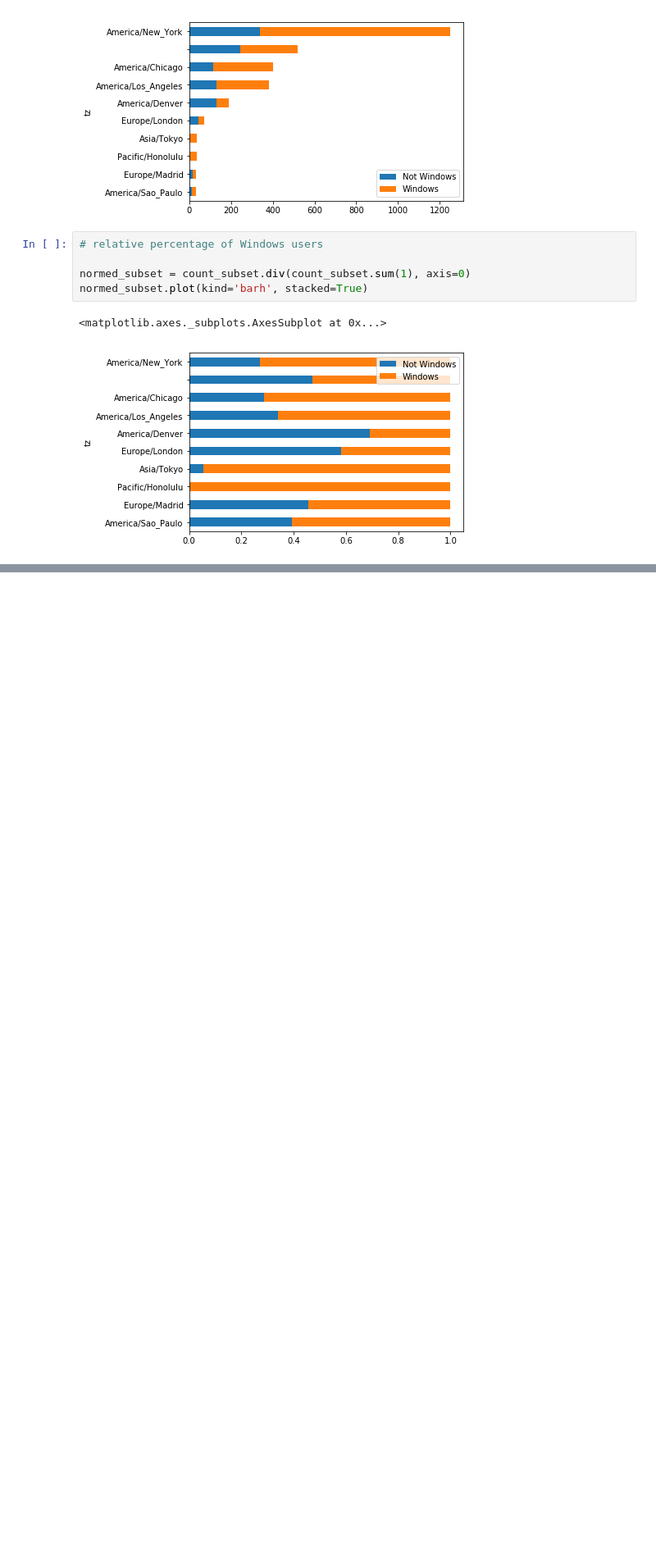
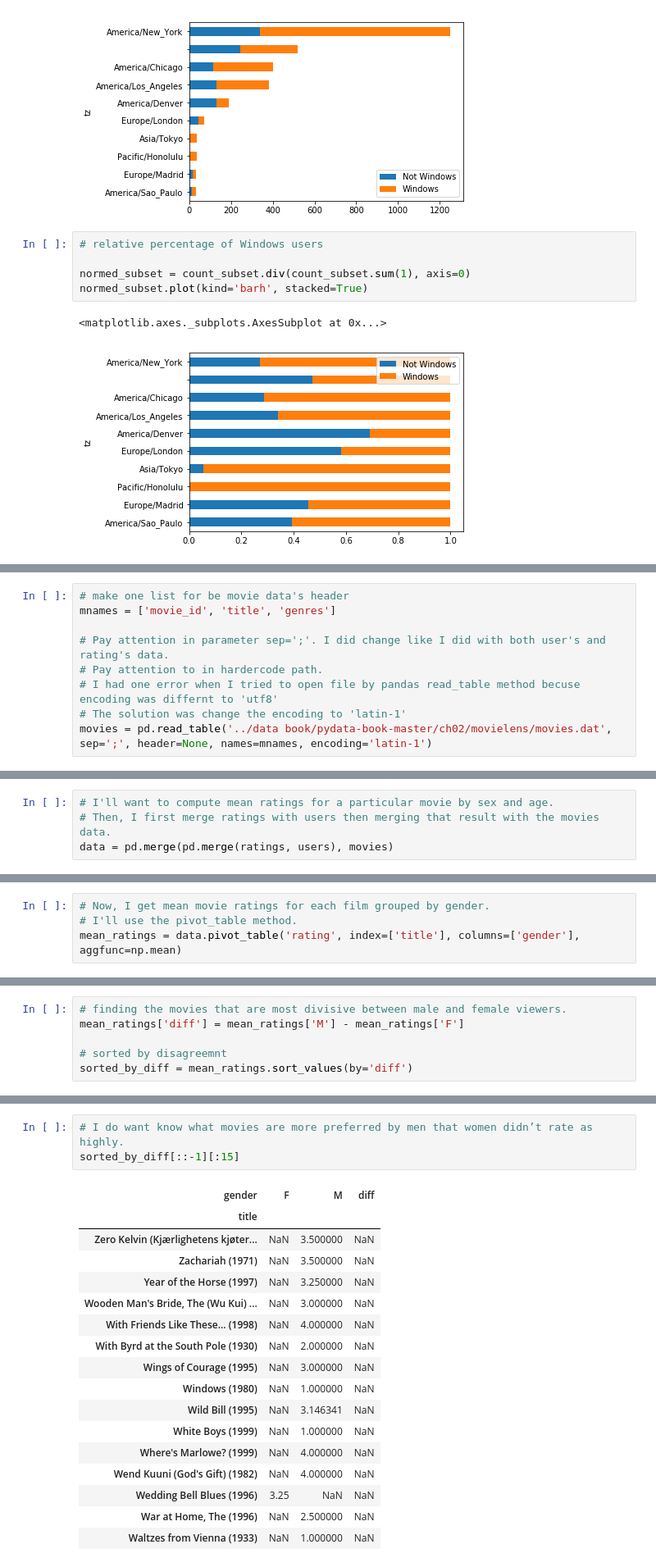
Before and after one commit to diogenesd/Python-for-data-analysis, a Jupyter notebook: Pyton-for-data-analysis.ipynb, the cells around one changed output, grey strips where cells are left out. Shown: that part at 82% size. Saved outputs shown, nothing was run; the diff lists cells and outputs as text; blank space fills up the shorter version.

Commit message:
exploring database movies

```diff
--- a/Pyton-for-data-analysis.ipynb
+++ b/Pyton-for-data-analysis.ipynb
@@ -345,0 +399,9 @@ normed_subset.plot(kind='barh', stacked=True)
+# %%
+# make one list for be movie data's header
+mnames = ['movie_id', 'title', 'genres']
+
+# Pay attention in parameter sep=';'. I did change like I did with both user's and rating's data.
+# Pay attention to in hardercode path.
+# I had one error when I tried to open file by pandas read_table method becuse encoding was differnt to 'utf8'
+# The solution was change the encoding to 'latin-1'
+movies = pd.read_table('../data book/pydata-book-master/ch02/movielens/movies.dat', sep=';', header=None, names=mnames, encoding='latin-1')
@@ -345,0 +422,4 @@ normed_subset.plot(kind='barh', stacked=True)
+# %%
+# I'll want to compute mean ratings for a particular movie by sex and age.
+# Then, I first merge ratings with users then merging that result with the movies data.
+data = pd.merge(pd.merge(ratings, users), movies)
@@ -345,0 +438,4 @@ normed_subset.plot(kind='barh', stacked=True)
+# %%
+# Now, I get mean movie ratings for each film grouped by gender.
+# I'll use the pivot_table method.
+mean_ratings = data.pivot_table('rating', index=['title'], columns=['gender'], aggfunc=np.mean)
@@ -345,0 +528,6 @@ normed_subset.plot(kind='barh', stacked=True)
+# %%
+# finding the movies that are most divisive between male and female viewers.
+mean_ratings['diff'] = mean_ratings['M'] - mean_ratings['F']
+
+# sorted by disagreemnt
+sorted_by_diff = mean_ratings.sort_values(by='diff')
@@ -345,0 +550,21 @@ normed_subset.plot(kind='barh', stacked=True)
+# %%
+# I do want know what movies are more preferred by men that women didn’t rate as highly.
+sorted_by_diff[::-1][:15]
+# %% [output]
+| gender | F | M | diff |
+| title |  |  |  |
+| Zero Kelvin (Kjærlighetens kjøter... | NaN | 3.500000 | NaN |
+| Zachariah (1971) | NaN | 3.500000 | NaN |
+| Year of the Horse (1997) | NaN | 3.250000 | NaN |
+| Wooden Man's Bride, The (Wu Kui) ... | NaN | 3.000000 | NaN |
+| With Friends Like These... (1998) | NaN | 4.000000 | NaN |
+| With Byrd at the South Pole (1930) | NaN | 2.000000 | NaN |
+| Wings of Courage (1995) | NaN | 3.000000 | NaN |
+| Windows (1980) | NaN | 1.000000 | NaN |
+| Wild Bill (1995) | NaN | 3.146341 | NaN |
+| White Boys (1999) | NaN | 1.000000 | NaN |
+| Where's Marlowe? (1999) | NaN | 4.000000 | NaN |
+| Wend Kuuni (God's Gift) (1982) | NaN | 4.000000 | NaN |
+| Wedding Bell Blues (1996) | 3.25 | NaN | NaN |
+| War at Home, The (1996) | NaN | 2.500000 | NaN |
+| Waltzes from Vienna (1933) | NaN | 1.000000 | NaN |
```
Also changed, not shown: parts of 20 cells of this notebook, 4 other files.
